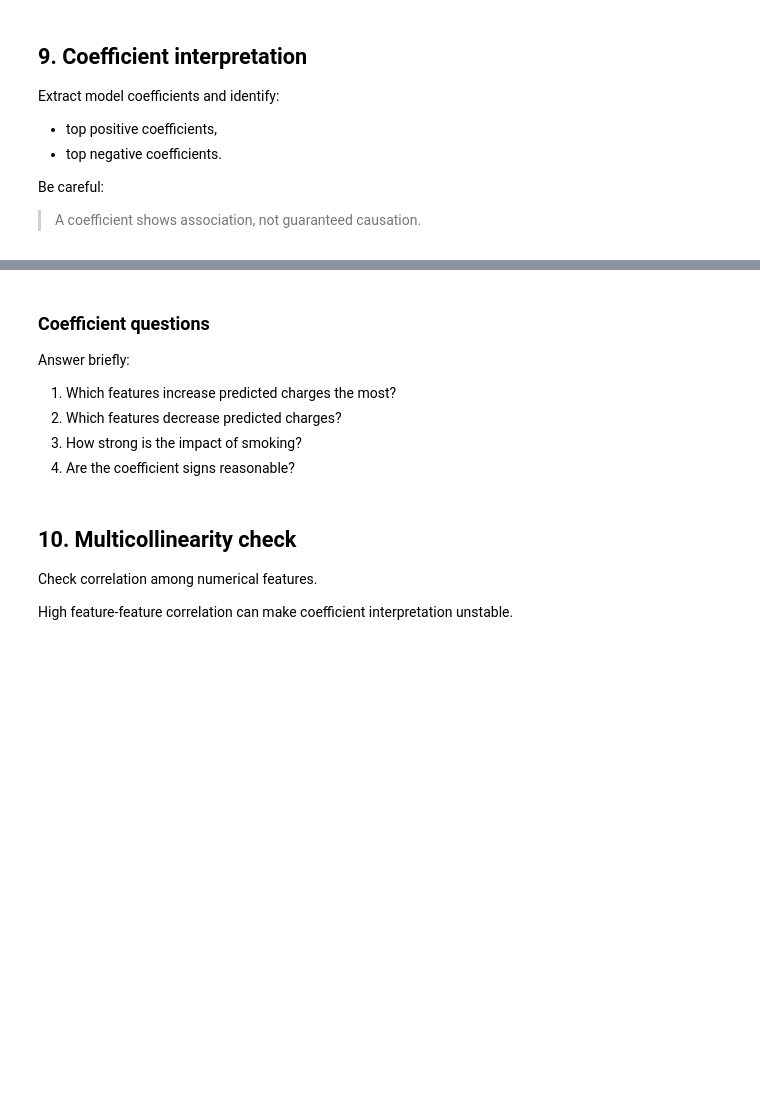
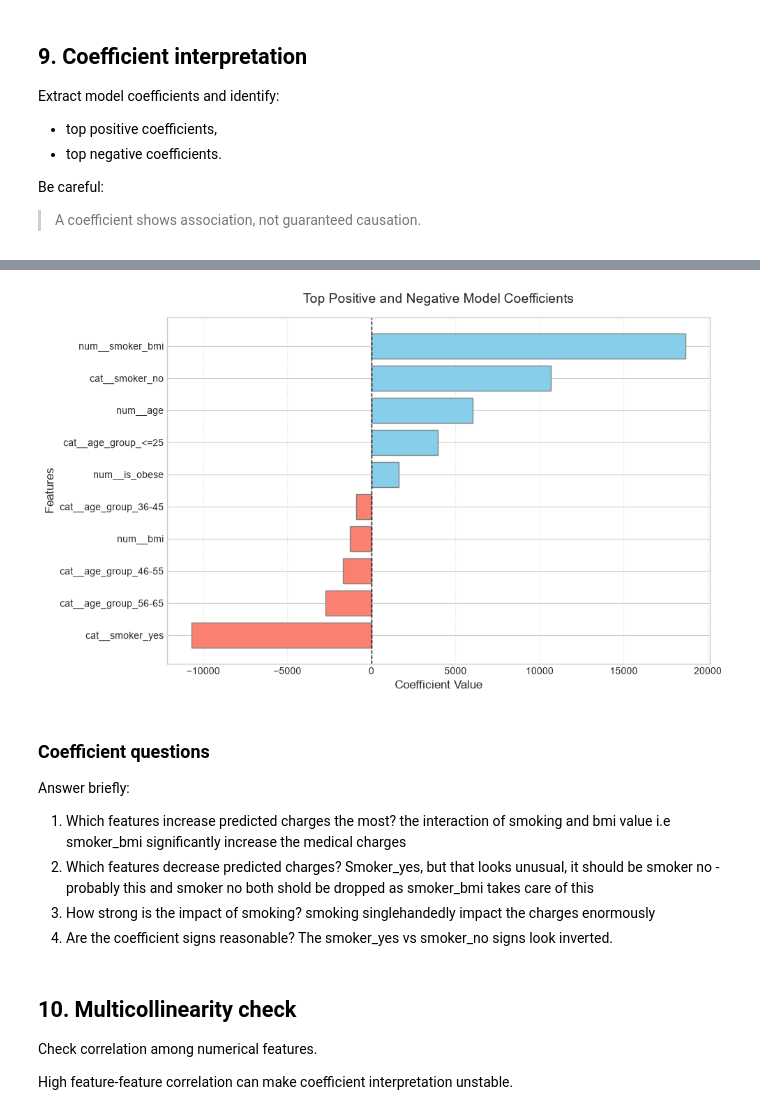
Before and after one commit to purnima928/LogicMojo-AI-ML-June26-Purnima928, a Jupyter notebook: notebooks/01_linear_regression/medical_insurance_linear_regression_assignment.ipynb, the cells around one changed output, grey strips where cells are left out. Saved outputs shown, nothing was run; the diff lists cells and outputs as text; code cells hidden in the pictures; blank space fills up the shorter version.

```diff
--- a/notebooks/medical_insurance_linear_regression_assignment.ipynb
+++ b/notebooks/01_linear_regression/medical_insurance_linear_regression_assignment.ipynb
@@ -511,3 +510,5 @@ Be careful:
 > A coefficient shows association, not guaranteed causation.
 # %%
 # TODO: Extract transformed feature names and coefficients
+feature_names = linear_model[:-1].get_feature_names_out()
+feature_names
@@ -515,0 +523,4 @@ Be careful:
+# %%
+coefficients = linear_model.named_steps["regressor"].coef_
+df_coef = pd.DataFrame({'Feature': feature_names, 'Coefficient': coefficients})
+print(df_coef)
@@ -516,12 +547,49 @@ Be careful:
+# %%
+# TODO: Plot top positive and negative coefficients
+
+data = {
+    'Feature': feature_names,
+    'Coefficient': coefficients,
+}
+df = pd.DataFrame(data)
+
+df_sorted = df.sort_values(by='Coefficient', ascending=False)
+top_positive = df_sorted.head(5)
+top_negative = df_sorted.tail(5)
+
+plot_df = (
+    pd.concat([top_positive, top_negative])
+    .drop_duplicates()
+    .sort_values(by='Coefficient', ascending=True)
+)
+
+plt.figure(figsize=(10, 6))
+
+
+colors = np.where(plot_df['Coefficient'] > 0, 'skyblue', 'salmon')
+
+plt.barh(plot_df['Feature'], plot_df['Coefficient'], color=colors, edgecolor='grey')
+plt.axvline(x=0, color='black', linestyle='--', linewidth=1)
+
+# Add titles and clean up labels
+plt.title('Top Positive and Negative Model Coefficients', fontsize=14, pad=15)
+plt.xlabel('Coefficient Value', fontsize=12)
+plt.ylabel('Features', fontsize=12)
+plt.grid(axis='x', linestyle=':', alpha=0.6)
+
+plt.tight_layout()
+plt.show()
+# %% [output]
+[figure, added]
 # %% [markdown]
 ### Coefficient questions
 
 Answer briefly:
 
-1. Which features increase predicted charges the most?
-2. Which features decrease predicted charges?
-3. How strong is the impact of smoking?
-4. Are the coefficient signs reasonable?
+1. Which features increase predicted charges the most? the interaction of smoking and bmi value i.e smoker_bmi significantly increase the medical charges
+2. Which features decrease predicted charges? Smoker_yes, but that looks unusual, it should be smoker no - probably this and smoker no both shold be dropped as smoker_bmi takes care of this
+3. How strong is the impact of smoking? smoking singlehandedly impact the charges enormously
+4. Are the coefficient signs reasonable? The smoker_yes vs smoker_no signs look inverted.
 # %% [markdown]
 ## 10. Multicollinearity check
 
```
Also changed, not shown: parts of 7 cells of this notebook, 5 other files.
